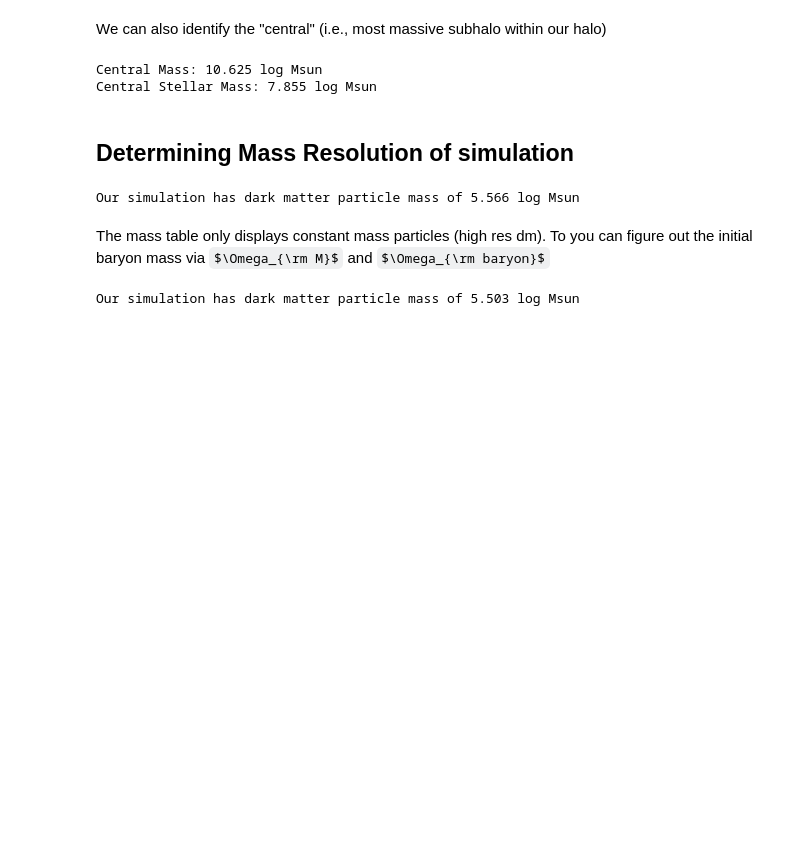
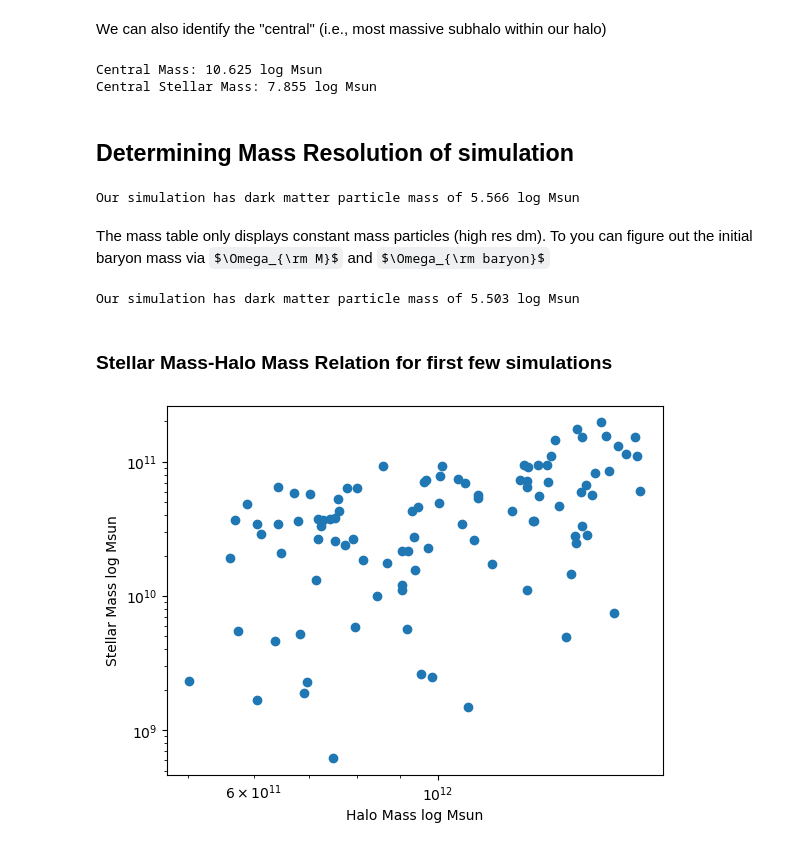
Before and after one commit to DREAMS-Project/DREAMS_python, a Jupyter notebook: tutorials/1.basic_tutorial.ipynb, the cells around one changed output. Drawn from its saved outputs; the diff is of its cells as text; code cells hidden in the pictures; some formulas as TeX source; blank space fills up the shorter version.

Commit message:
Updated Tutorial 1 to include loading in >1 simulation

```diff
--- a/tutorials/1.basic_tutorial.ipynb
+++ b/tutorials/1.basic_tutorial.ipynb
@@ -258,3 +258,5 @@ initial_baryon_res = masstable[1] * (omega_m - omega_b) / (omega_m)
 print(f'Our simulation has dark matter particle mass of {np.log10(initial_baryon_res):0.3f} log Msun')
 # %% [output]
 Our simulation has dark matter particle mass of 5.503 log Msun
+# %% [markdown]
+### Stellar Mass-Halo Mass Relation for first few simulations
@@ -260,0 +265,36 @@ Our simulation has dark matter particle mass of 5.503 log Msun
+# %%
+snap = 90
+runs = np.arange(0,100)
+
+mw_cdm = dreams_python.DREAMS('/standard/DREAMS',suite='MW_zooms',DM_type='CDM',sobol_number=5)
+
+h = mw_cdm.get_h(0, snap) ## all same for mw wdm suite
+
+params, header = mw_cdm.read_param_file('CDM_TNG_MW_SB5.txt')
+target_masses = np.ones(len(params[:,0])) * 12.0 ## no halo mass variations
+
+stellar_mass = np.zeros(len(runs))
+halo_mass    = np.zeros(len(runs))
+
+for run in runs:
+    grp_cat = mw_cdm.read_group_catalog(run, snap, keys=['GroupMassType'])
+    fof_idx = mw_cdm.get_target_fof_index(run, snap, target_masses[run], max_dm=0.5)
+
+    if fof_idx == -1:
+        print(run, target_masses[run])
+
+    stellar_mass[run] = grp_cat['GroupMassType'][fof_idx, 4]
+    ## high and low res dm!!
+    halo_mass[run] = grp_cat['GroupMassType'][fof_idx, 1] + grp_cat['GroupMassType'][fof_idx, 2]
+
+stellar_mass *= 1.00E+10 / h
+halo_mass    *= 1.00E+10 / h
+
+plt.scatter(halo_mass, stellar_mass)
+plt.xlabel('Halo Mass log Msun')
+plt.ylabel('Stellar Mass log Msun')
+plt.xscale('log')
+plt.yscale('log')
+plt.show()
+# %% [output]
+[figure, added]
```
Also changed, not shown: parts of 3 cells of this notebook.
